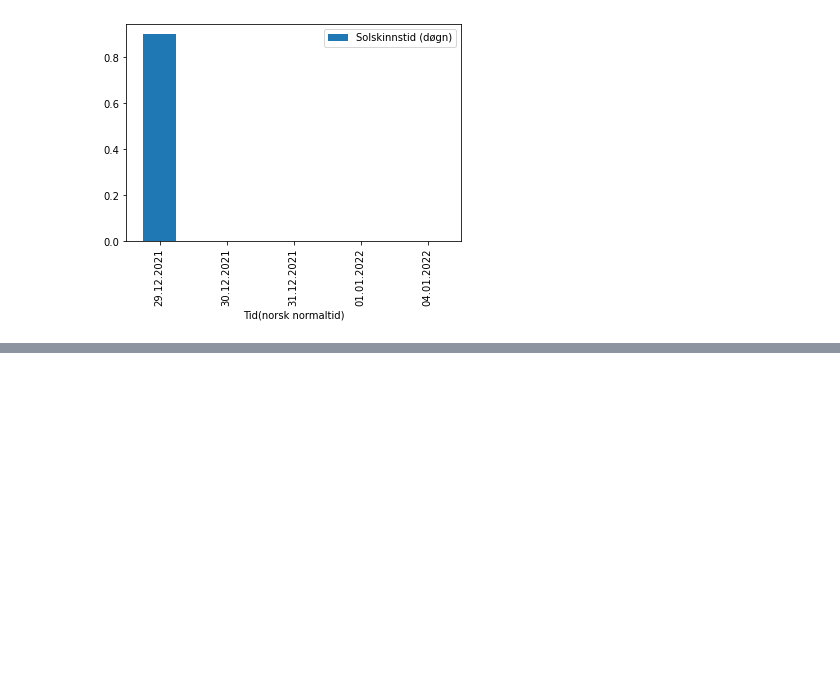
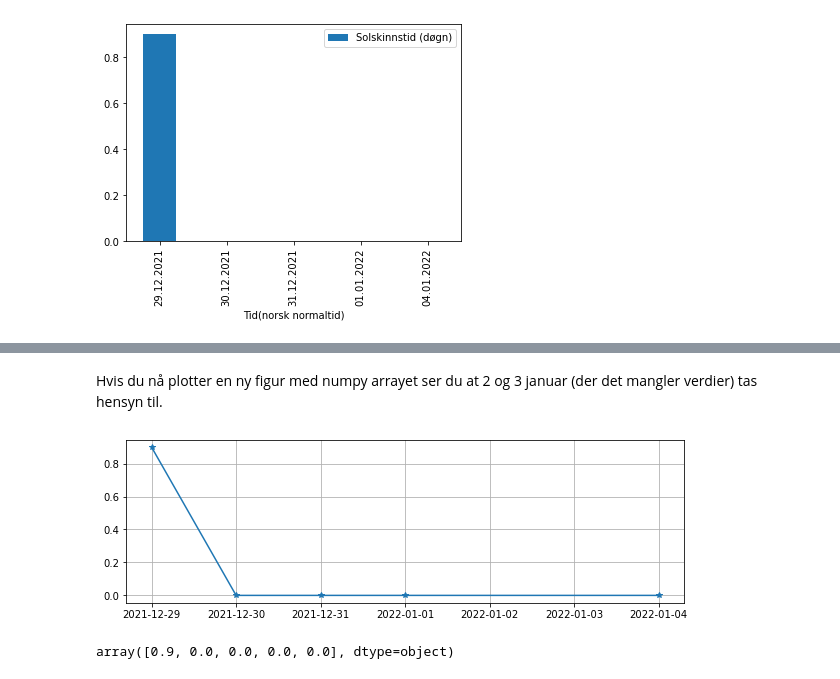
Before and after one commit to irendundas/EkteData, a Jupyter notebook: Les_csv.ipynb, the cells around one changed output, grey strips where cells are left out. Drawn from its saved outputs; the diff is of its cells as text; code cells hidden in the pictures; blank space fills up the shorter version.

Commit message:
add convert to numpy

```diff
--- a/Les_csv.ipynb
+++ b/Les_csv.ipynb
@@ -74,0 +94,7 @@ plt.show()
+# %%
+df = pd.read_csv(
+    sti+fil, sep=';', decimal=',', parse_dates=['Tid(norsk normaltid)'],
+    dayfirst=True
+)
+df=df[:][:-1]
+df
@@ -74,0 +110,2 @@ plt.show()
+# %%
+data=df.to_numpy()
@@ -74,0 +132,13 @@ plt.show()
+# %% [markdown]
+Hvis du nå plotter en ny figur med numpy arrayet ser du at 2 og 3 januar (der det mangler verdier) tas hensyn til.
+# %%
+plt.figure(figsize=(10,3))
+plt.plot(data[:,2],data[:,3], '*-')
+plt.grid()
+plt.show()
+# %% [output]
+[figure, added]
+# %%
+data[:,-1]
+# %% [output]
+array([0.9, 0.0, 0.0, 0.0, 0.0], dtype=object)
```
Also changed, not shown: parts of 12 cells of this notebook.
